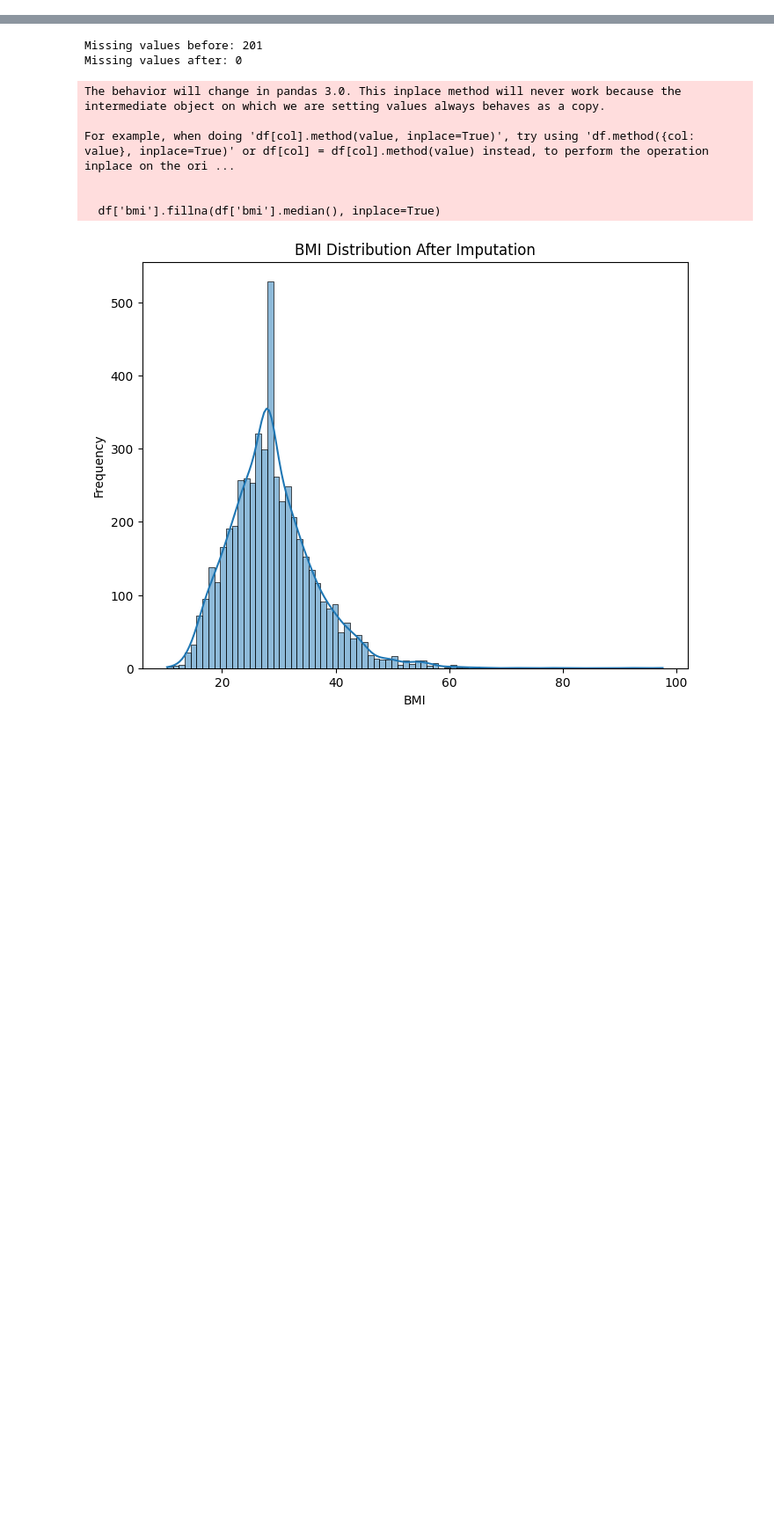
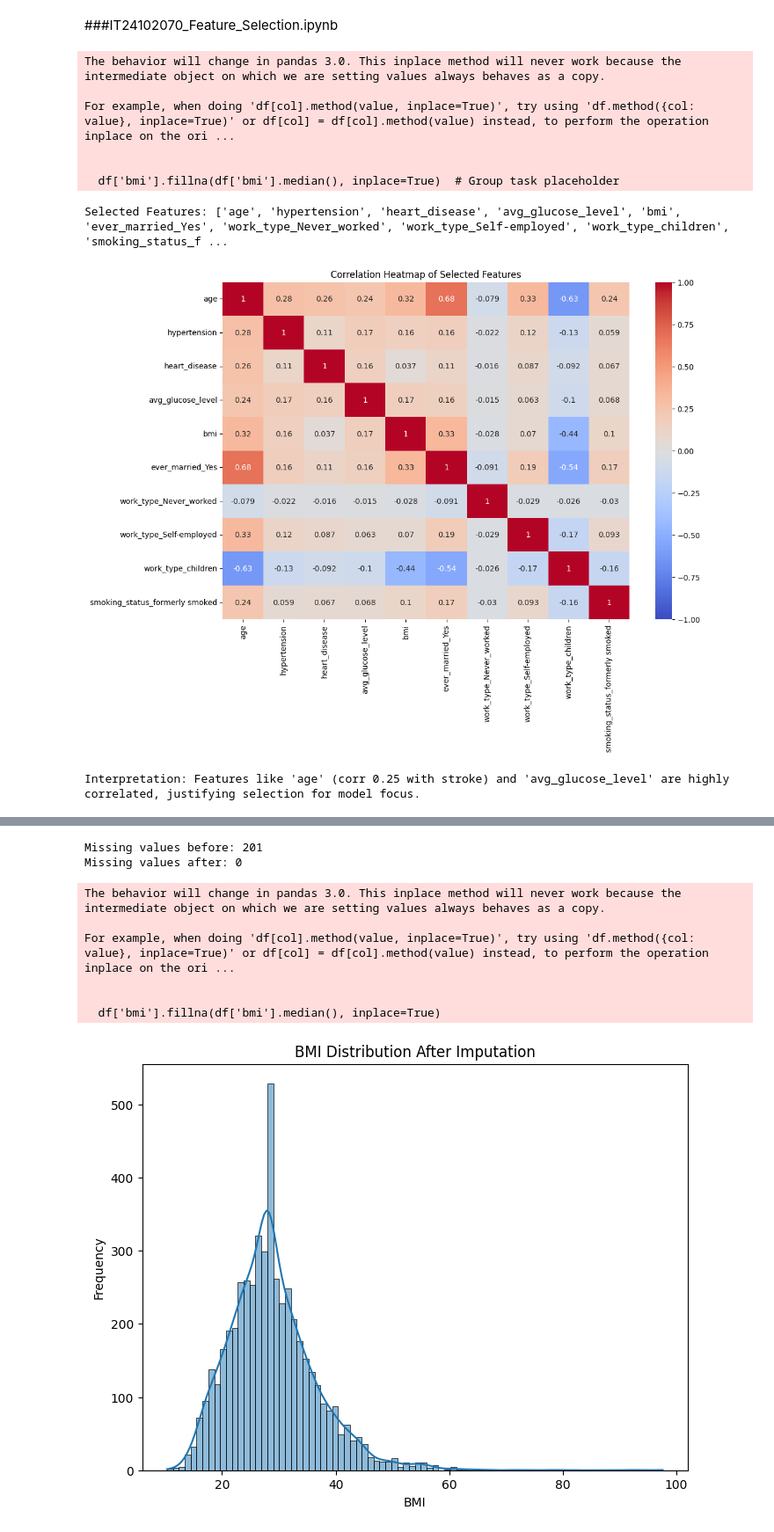
Before and after one commit to IT24102008/PG151MLProject, a Jupyter notebook: notebooks/group_pipeline.ipynb, the cells around one changed output, grey strips where cells are left out. Shown: that part at 88% size. Cells and saved outputs as stored; diff of their text form; code cells hidden in the pictures; blank space fills up the shorter version.

```diff
--- a/notebooks/group_pipeline.ipynb
+++ b/notebooks/group_pipeline.ipynb
@@ -1,2 +1,46 @@
 # %% [markdown]
 <a href="https://colab.research.google.com/github/IT24102008/PG151MLProject/blob/main/notebooks/group_pipeline.ipynb" target="_parent"><img src="https://colab.research.google.com/assets/colab-badge.svg" alt="Open In Colab"/></a>
+# %% [markdown]
+###IT24102070_Feature_Selection.ipynb
+# %%
+import pandas as pd
+import seaborn as sns
+import matplotlib.pyplot as plt
+from sklearn.feature_selection import SelectKBest, chi2
+
+# Load preprocessed data
+df = pd.read_csv('/content/drive/MyDrive/PG151MLProject/data/raw/StrokeData.csv')
+df['bmi'].fillna(df['bmi'].median(), inplace=True)  # Group task placeholder
+df = pd.get_dummies(df, columns=['gender', 'ever_married', 'work_type', 'Residence_type', 'smoking_status'], drop_first=True)
+
+# Prepare features and target
+X = df.drop(['stroke', 'id'], axis=1)
+y = df['stroke']
+
+# Feature selection with SelectKBest
+k_best = SelectKBest(score_func=chi2, k=10)
+X_selected = k_best.fit_transform(X, y)
+selected_features = X.columns[k_best.get_support()].tolist()
+
+# Display selected features
+print("Selected Features:", selected_features)
+
+# EDA: Correlation heatmap
+plt.figure(figsize=(12, 8))
+sns.heatmap(df[selected_features].corr(), annot=True, cmap='coolwarm', vmin=-1, vmax=1)
+plt.title('Correlation Heatmap of Selected Features')
+plt.savefig('/content/results/eda_visualizations/feature_correlation.png')
+plt.show()
+
+# Interpretation
+print("Interpretation: Features like 'age' (corr 0.25 with stroke) and 'avg_glucose_level' are highly correlated, justifying selection for model focus.")
+# %% [output]
+The behavior will change in pandas 3.0. This inplace method will never work because the intermediate object on which we are setting values always behaves as a copy.
+
+For example, when doing 'df[col].method(value, inplace=True)', try using 'df.method({col: value}, inplace=True)' or df[col] = df[col].method(value) instead, to perform the operation inplace on the ori ...
+
+
+  df['bmi'].fillna(df['bmi'].median(), inplace=True)  # Group task placeholder
+Selected Features: ['age', 'hypertension', 'heart_disease', 'avg_glucose_level', 'bmi', 'ever_married_Yes', 'work_type_Never_worked', 'work_type_Self-employed', 'work_type_children', 'smoking_status_f ...
+[figure, added]
+Interpretation: Features like 'age' (corr 0.25 with stroke) and 'avg_glucose_level' are highly correlated, justifying selection for model focus.
```
Also changed, not shown: parts of 12 cells of this notebook.
